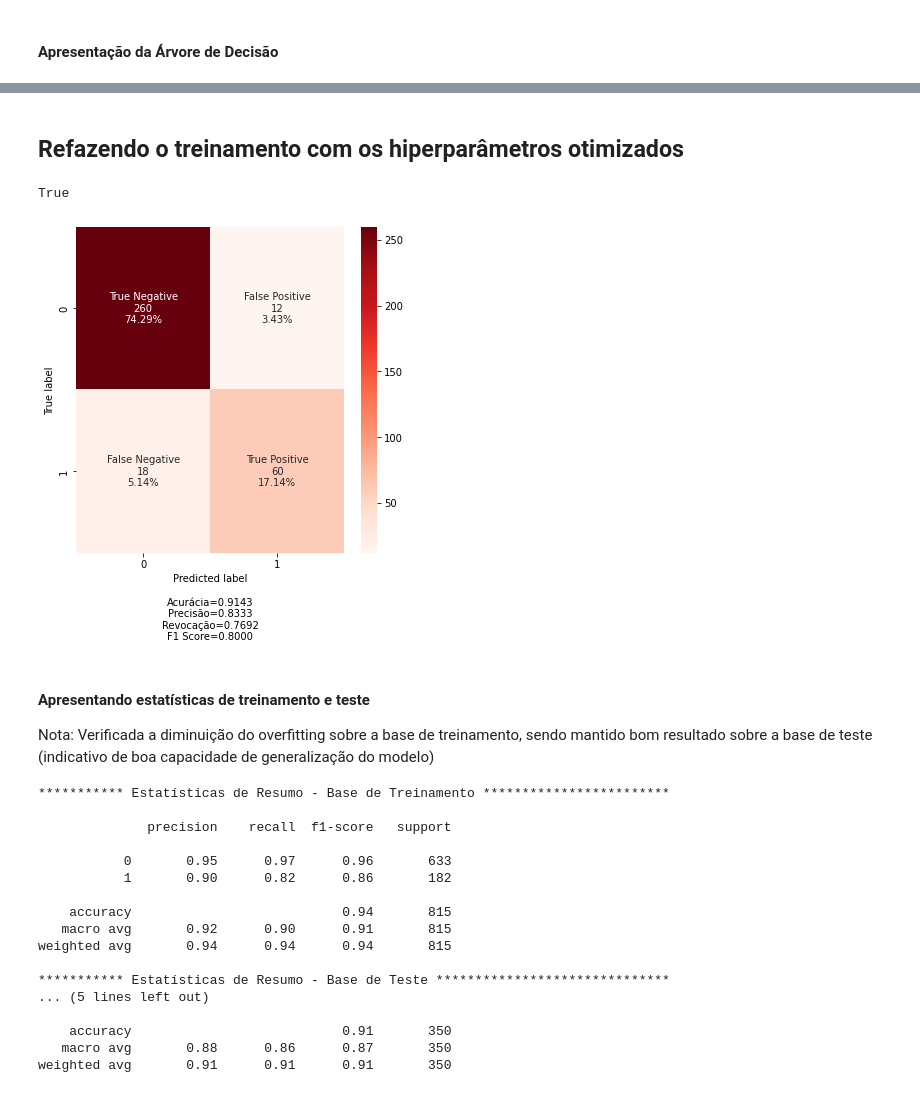
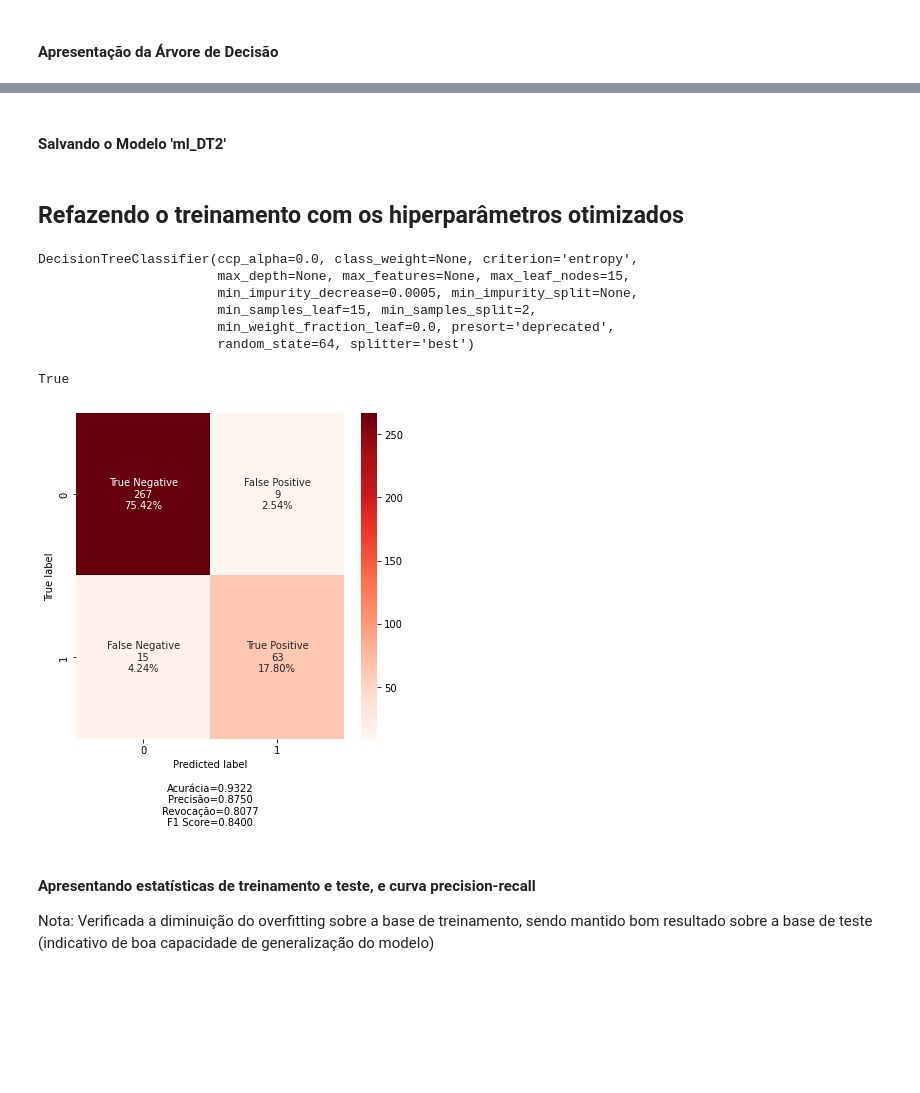
Before and after one commit to Mastroiani/TCC, a Jupyter notebook: MLDT.ipynb, the cells around one changed output, grey strips where cells are left out. Cells and saved outputs as stored; diff of their text form; code cells hidden in the pictures; blank space fills up the shorter version.

```diff
--- a/MLDT.ipynb
+++ b/MLDT.ipynb
@@ -82,5 +85,0 @@ df['unidade_desembaraco_enc'] = le.fit_transform(df['unidade_desembaraco'])
-# %%
-#Convertendo categorias do atributo 'unidade_desembaraço' em classes numéricas
-map_portos = {porto:num for num,porto in enumerate(df['unidade_desembaraco'].value_counts().index)}
-
-df['unidade_desembaraco'] = df['unidade_desembaraco'].apply(lambda x: map_portos[x])
@@ -198,16 +167,3 @@ def mostra_confusion_matrix(cf,
         plt.xlabel('Predicted label' + stats_text)
     else:
         plt.xlabel(stats_text)
-# %%
-# função de treinamento do modelo
-def train_model(model):
-    model.fit(X_train, y_train)
-
-    # argumentos da função 'mostra_confusion_matrix'
-    cf_labels = ['True Negative', 'False Positive', 'False Negative', 'True Positive']
-    cf_categories = [0,1]
-    pred = model.predict(X_test)
-    cm = confusion_matrix(y_test, pred)
-
-    #função de plotagem da matriz confusão e estatísticas de teste relacionadas ao modelo
-    mostra_confusion_matrix(cm, group_names = cf_labels, categories= cf_categories)
@@ -336,0 +170,13 @@ DecisionTreeClassifier(ccp_alpha=0.0, class_weight=None, criterion='gini',
+# %%
+# função de treinamento do modelo
+def train_model(ml):
+    ml.fit(X_train, y_train)
+
+    # argumentos da função 'mostra_confusion_matrix'
+    cf_labels = ['True Negative', 'False Positive', 'False Negative', 'True Positive']
+    cf_categories = [0,1]
+    pred = ml.predict(X_test)
+    cm = confusion_matrix(y_test, pred)
+
+    #função de plotagem da matriz confusão e estatísticas de teste relacionadas ao modelo
+    mostra_confusion_matrix(cm, group_names = cf_labels, categories= cf_categories)
@@ -512,47 +527,33 @@ Image(graph2.create_png())
+# %% [markdown]
+<h4>Salvando o Modelo 'ml_DT2'</h4>
 # %%
 file_name = '/content/drive/MyDrive/ml_DT2.pkl'
 pickle.dump(ml_DT2, open(file_name,'wb'))
 # %% [markdown]
-<h2>Refazendo o treinamento com os hiperparâmetros otimizados</h2>
+# <h2>Refazendo o treinamento com os hiperparâmetros otimizados</h2>
 # %%
-# instanciando modelo 'ml_DT3' com hiperparâmetros otimizados
-ml_DT3 = DecisionTreeClassifier(criterion='gini', max_depth= None, max_leaf_nodes=None, min_impurity_decrease= 0.0015, min_samples_leaf= 5, min_samples_split= 15, random_state=64)
+# instanciando modelo 'ml_DT3' com hiperparâmetros otimizados: {criterion': 'entropy', 'max_depth': None, 'max_leaf_nodes': 15, 'min_impurity_decrease': 0.0005, 'min_samples_leaf': 15, 'min_samples_split': 2}
+ml_DT3 = DecisionTreeClassifier(criterion='entropy', max_depth= None, max_leaf_nodes=15, min_impurity_decrease= 0.0005, min_samples_leaf= 15, min_samples_split= 2, random_state=64)
+print(ml_DT3)
 
 # executando o treinamento do modelo
 train_model(ml_DT3)
 
 # gerando e salvando a respectiva àrvore de decisão
 dot_data = StringIO()
 export_graphviz(ml_DT3, out_file = dot_data, filled = True, rounded = True, special_characters = True, feature_names = X.columns, class_names = ['0','1'])
 
 graph3 = pydotplus.graph_from_dot_data(dot_data.getvalue())
 graph3.write_png('/content/drive/MyDrive/DecisionTree3.png')
 # %% [output]
-True
+DecisionTreeClassifier(ccp_alpha=0.0, class_weight=None, criterion='entropy',
+                       max_depth=None, max_features=None, max_leaf_nodes=15,
+                       min_impurity_decrease=0.0005, min_impurity_split=None,
+                       min_samples_leaf=15, min_samples_split=2,
+                       min_weight_fraction_leaf=0.0, presort='deprecated',
+                       random_state=64, splitter='best')
+True
-[figure, old version]
+[figure, new version]
 # %% [markdown]
-<h4>Apresentando estatísticas de treinamento e teste</h4>
+<h4>Apresentando estatísticas de treinamento e teste, e curva precision-recall</h4>
   <h10>Nota: Verificada a diminuição do overfitting sobre a base de treinamento, sendo mantido bom resultado sobre a base de teste (indicativo de boa capacidade de generalização do modelo)</h10>
-# %%
-print('*********** Estatísticas de Resumo - Base de Treinamento ************************\n')
-print(metrics.classification_report(y_train, ml_DT3.predict(X_train), target_names=['0','1']))
-print('*********** Estatísticas de Resumo - Base de Teste ******************************\n')
-print(metrics.classification_report(y_test, ml_DT3.predict(X_test), target_names=['0','1']))
-# %% [output]
-*********** Estatísticas de Resumo - Base de Treinamento ************************
-
-              precision    recall  f1-score   support
-
-           0       0.95      0.97      0.96       633
-           1       0.90      0.82      0.86       182
-
-    accuracy                           0.94       815
-   macro avg       0.92      0.90      0.91       815
-weighted avg       0.94      0.94      0.94       815
-
-*********** Estatísticas de Resumo - Base de Teste ******************************
-... (5 lines left out)
-
-    accuracy                           0.91       350
-   macro avg       0.88      0.86      0.87       350
-weighted avg       0.91      0.91      0.91       350
```
Also changed, not shown: parts of 118 cells of this notebook.
